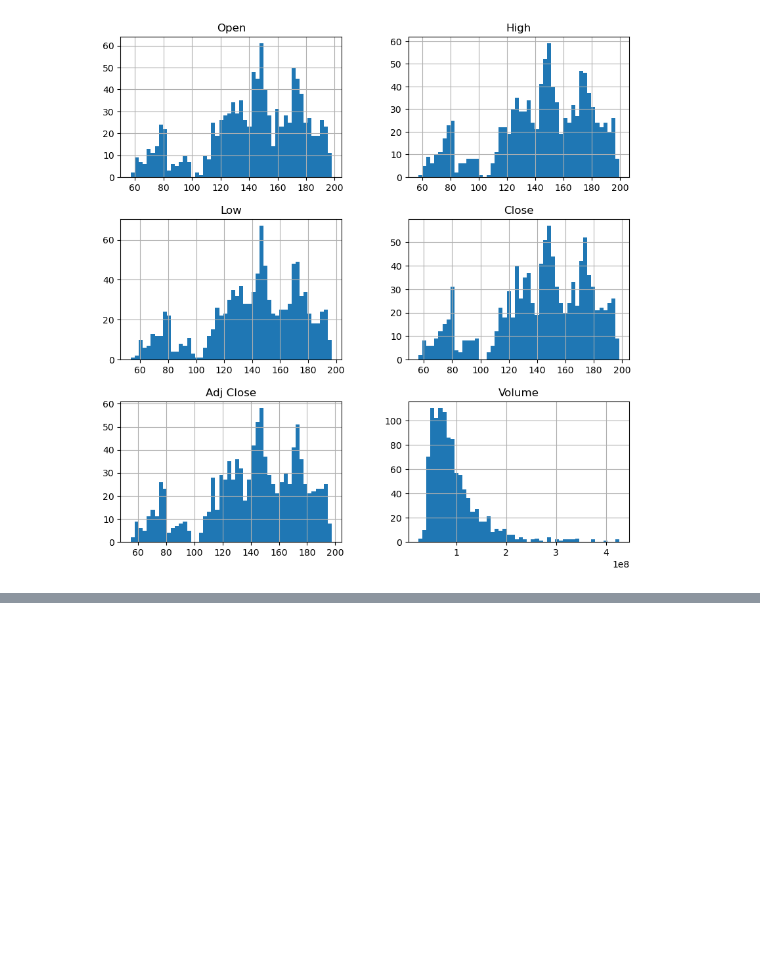
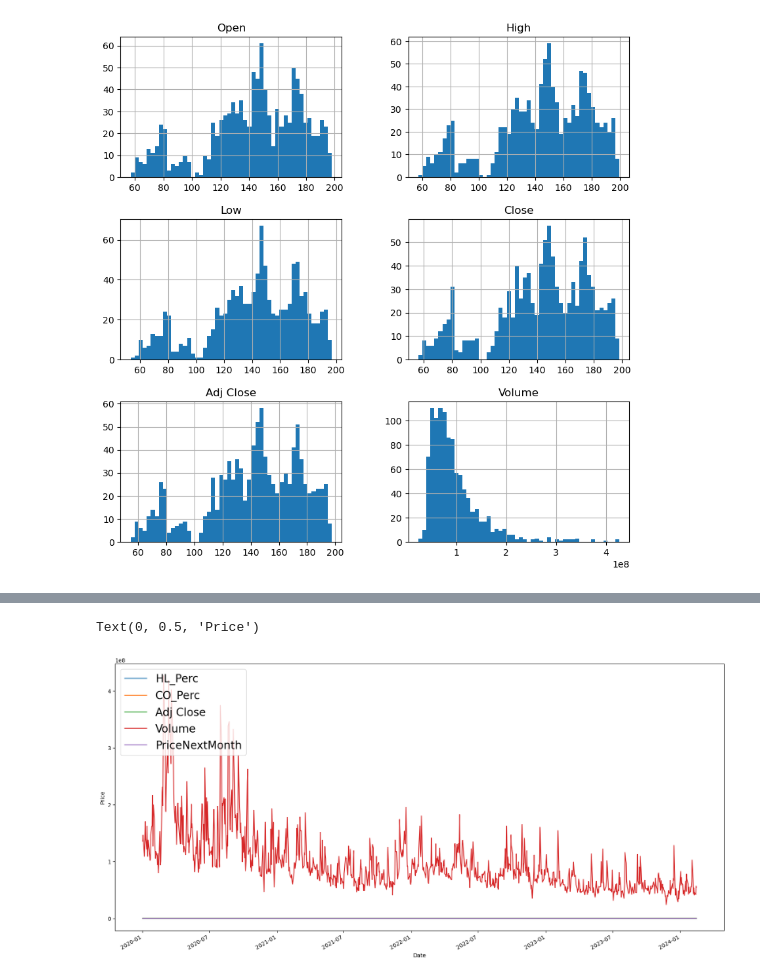
Before and after one commit to Amoako419/10_ML_projects, a Jupyter notebook: tesla_price_prediction/apple-stocks.ipynb, the cells around one changed output, grey strips where cells are left out. Drawn from its saved outputs; the diff is of its cells as text; code cells hidden in the pictures; blank space fills up the shorter version.

```diff
--- a/tesla_price_prediction/apple-stocks.ipynb
+++ b/tesla_price_prediction/apple-stocks.ipynb
@@ -67,3 +71,10 @@ array([[<Axes: title={'center': 'Open'}>,
        [<Axes: title={'center': 'Adj Close'}>,
         <Axes: title={'center': 'Volume'}>]], dtype=object)
 [figure]
+# %%
+df["HL_Perc"] = (df["High"]-df["Low"]) / df["Low"] * 100
+df["CO_Perc"] = (df["Close"] - df["Open"]) / df["Open"] * 100
+# %%
+df = df[["HL_Perc", "CO_Perc", "Adj Close", "Volume"]]
+# %%
+df["PriceNextMonth"] = df["Adj Close"].shift(-30)
@@ -69,0 +97,7 @@ array([[<Axes: title={'center': 'Open'}>,
+# %%
+X = np.array(df.drop(columns="PriceNextMonth",axis= 1))
+X = preprocessing.scale(X)
+X_Check = X[-30:]
+X = X[:-30]
+df.dropna(inplace = True)
+y = np.array(df["PriceNextMonth"])
@@ -69,0 +164,8 @@ array([[<Axes: title={'center': 'Open'}>,
+# %%
+df.plot(figsize=(20,10), linewidth=1.5)
+plt.legend(loc=2, prop={'size':20})
+plt.xlabel('Date')
+plt.ylabel('Price')
+# %% [output]
+Text(0, 0.5, 'Price')
+[figure, added]
```
Also changed, not shown: parts of 12 cells of this notebook.
